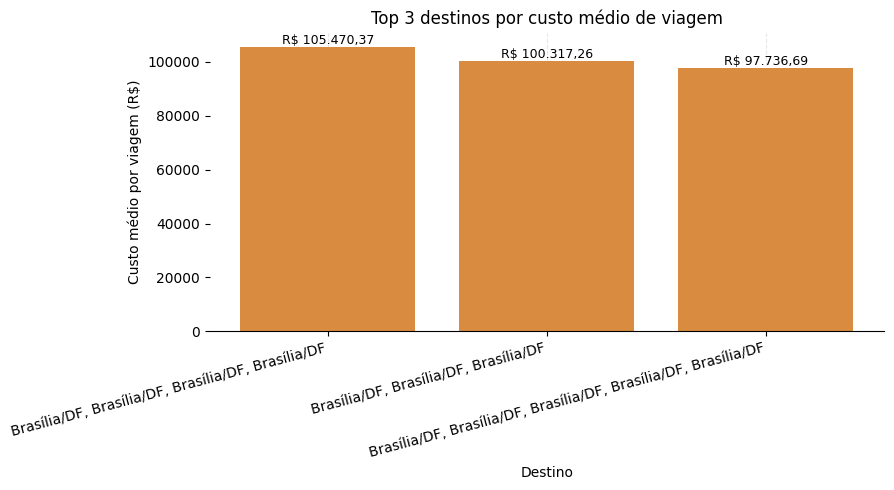
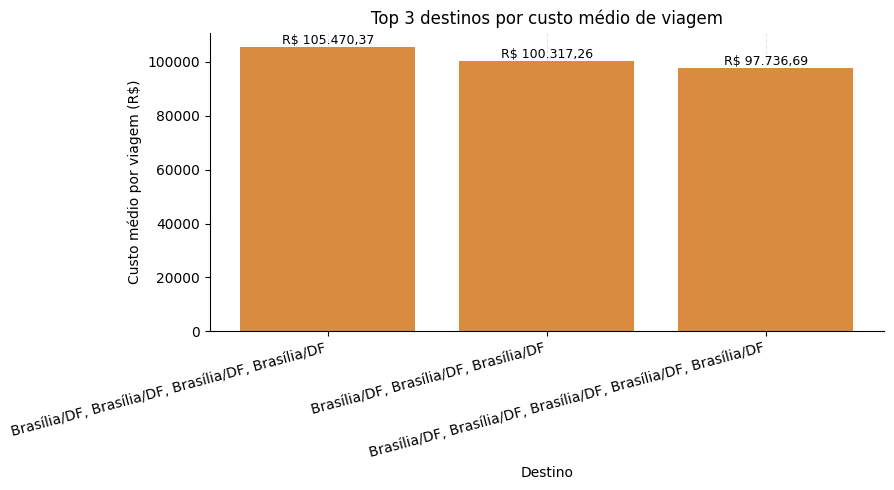
Unified diff of the notebook cell whose output changed from the first chart to the second:
--- before
+++ after
@@ -8,5 +8,4 @@
 ax.spines['top'].set_visible(False)
 ax.spines['right'].set_visible(False)
-ax.spines['left'].set_visible(False)
 plt.xticks(rotation=15, ha='right')
 for i, valor in enumerate(q2['custo_medio']):

Commit: reativa borda esquerda no grafico da pergunta 2